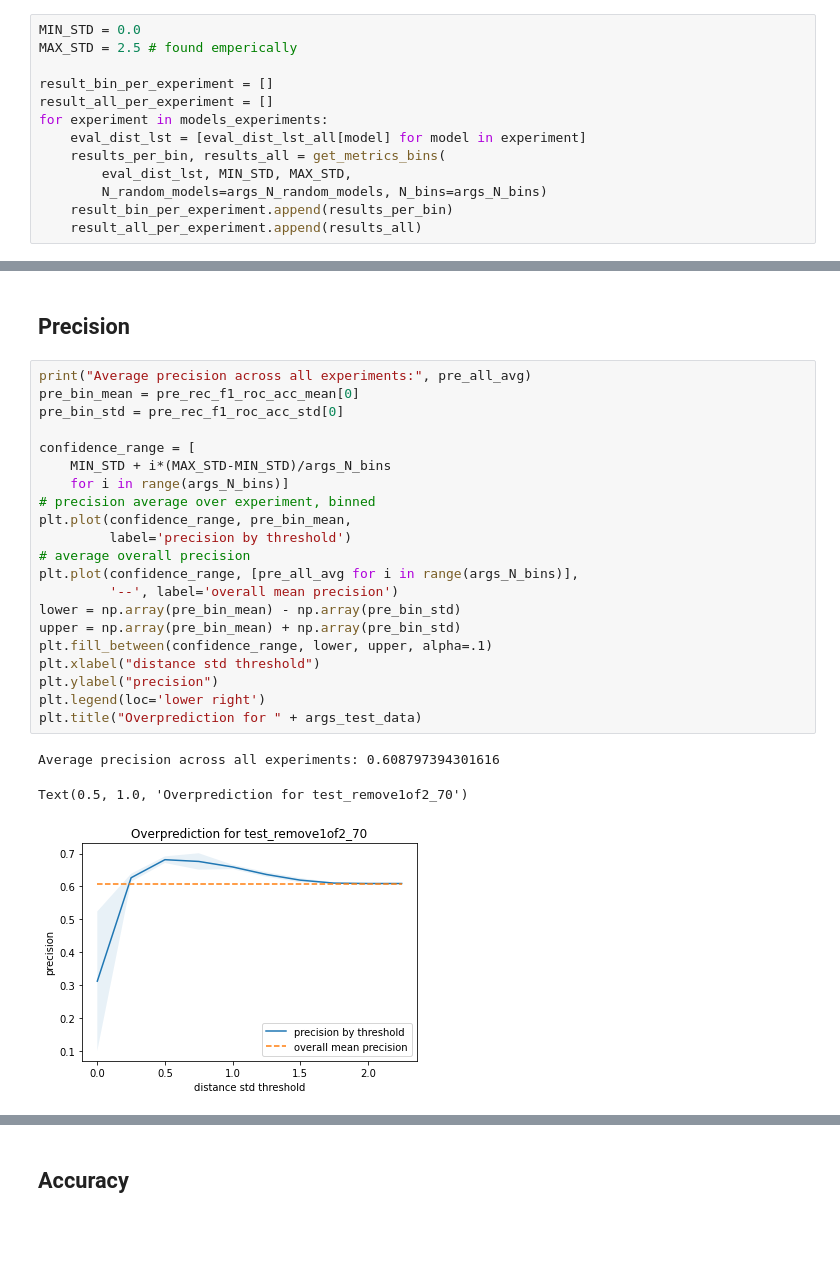
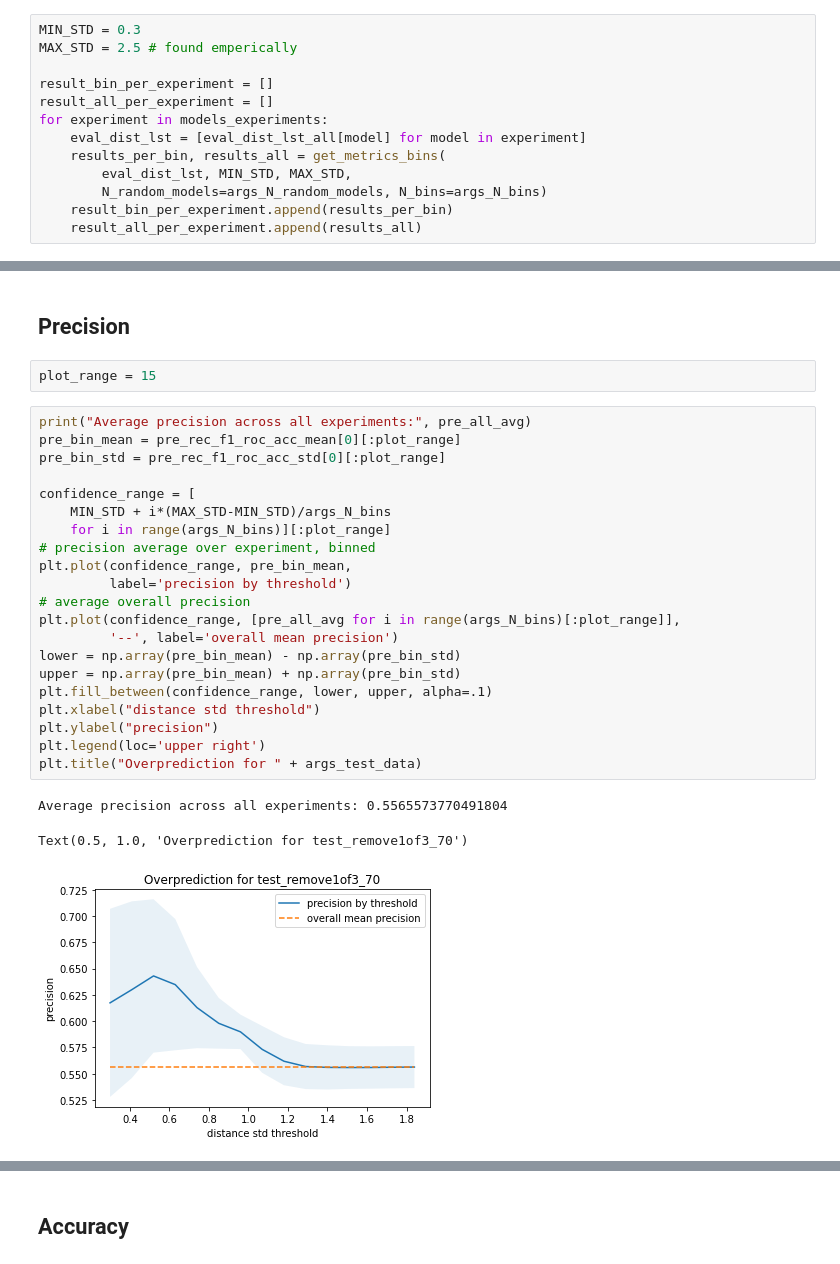
Before and after one commit to tttianhao/CLEAN, a Jupyter notebook: overprediction_remove1of3.ipynb, the cells around one changed output, grey strips where cells are left out. Saved outputs shown, nothing was run; the diff lists cells and outputs as text; blank space fills up the shorter version.

```diff
--- a/overprediction_remove1of3.ipynb
+++ b/overprediction_remove1of3.ipynb
@@ -175,7 +177,7 @@ np.random.seed(1)
 models_experiments = [np.random.choice(8, 5, replace=False)
                       for i in range(args_N_experiment)]
 # %%
-MIN_STD = 0.0
+MIN_STD = 0.3
 MAX_STD = 2.5 # found emperically
 
 result_bin_per_experiment = []
@@ -222,30 +236,32 @@ for bin_i in range(args_N_bins):
         pre_rec_f1_roc_acc_std[i].append(metrics_std[i])
 # %% [markdown]
 ## Precision
+# %%
+plot_range = 15
 # %%
 print("Average precision across all experiments:", pre_all_avg)
-pre_bin_mean = pre_rec_f1_roc_acc_mean[0]
-pre_bin_std = pre_rec_f1_roc_acc_std[0]
+pre_bin_mean = pre_rec_f1_roc_acc_mean[0][:plot_range]
+pre_bin_std = pre_rec_f1_roc_acc_std[0][:plot_range]
 
 confidence_range = [
     MIN_STD + i*(MAX_STD-MIN_STD)/args_N_bins
-    for i in range(args_N_bins)]
+    for i in range(args_N_bins)][:plot_range]
 # precision average over experiment, binned
 plt.plot(confidence_range, pre_bin_mean,
          label='precision by threshold')
 # average overall precision
-plt.plot(confidence_range, [pre_all_avg for i in range(args_N_bins)],
+plt.plot(confidence_range, [pre_all_avg for i in range(args_N_bins)[:plot_range]],
          '--', label='overall mean precision')
 lower = np.array(pre_bin_mean) - np.array(pre_bin_std)
 upper = np.array(pre_bin_mean) + np.array(pre_bin_std)
 plt.fill_between(confidence_range, lower, upper, alpha=.1)
 plt.xlabel("distance std threshold")
 plt.ylabel("precision")
-plt.legend(loc='lower right')
+plt.legend(loc='upper right')
 plt.title("Overprediction for " + args_test_data)
 # %% [output]
-Average precision across all experiments: 0.608797394301616
+Average precision across all experiments: 0.5565573770491804
-Text(0.5, 1.0, 'Overprediction for test_remove1of2_70')
+Text(0.5, 1.0, 'Overprediction for test_remove1of3_70')
-[figure, old version]
+[figure, new version]
 # %%
 print("Average recall across all experiments:", rec_all_avg)
```
Also changed, not shown: parts of 6 cells of this notebook, 1 other file.
